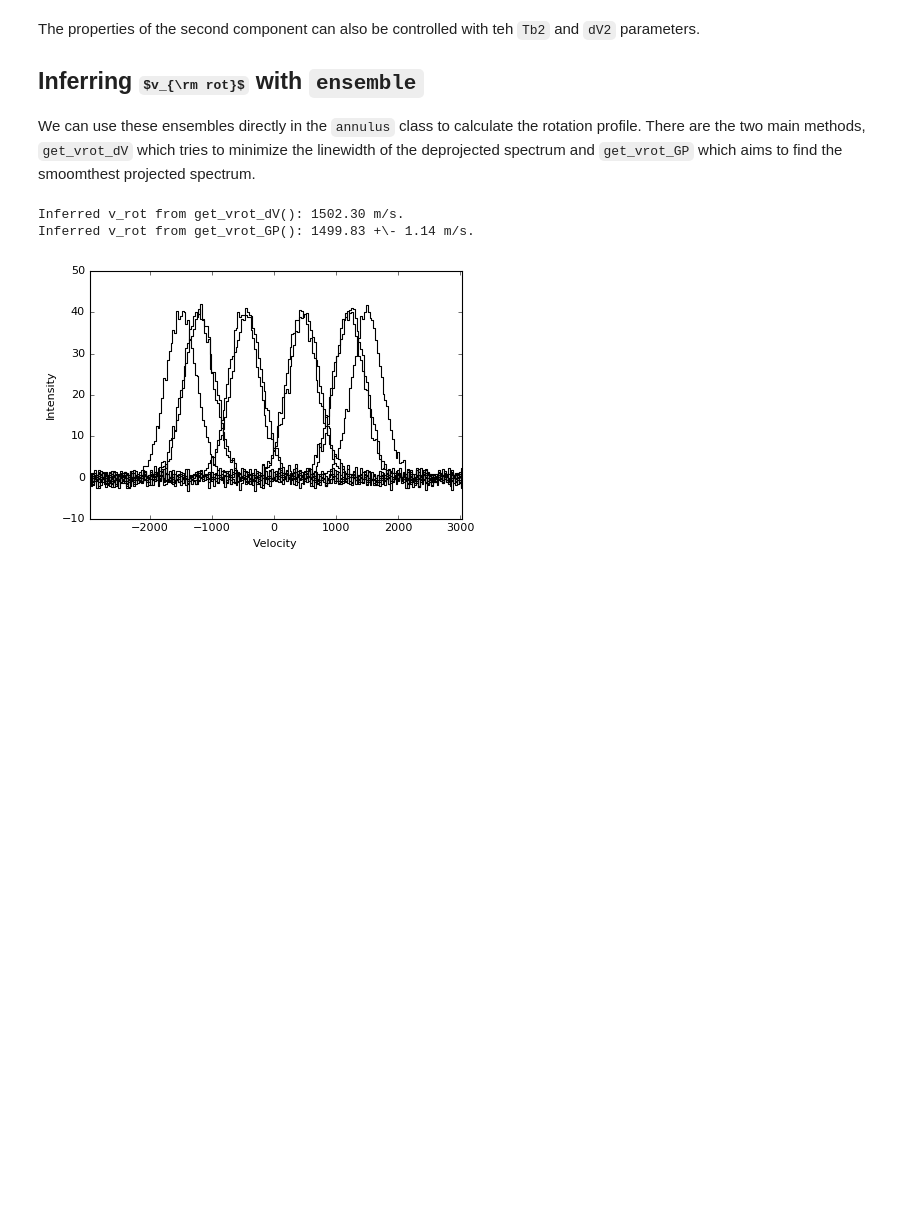
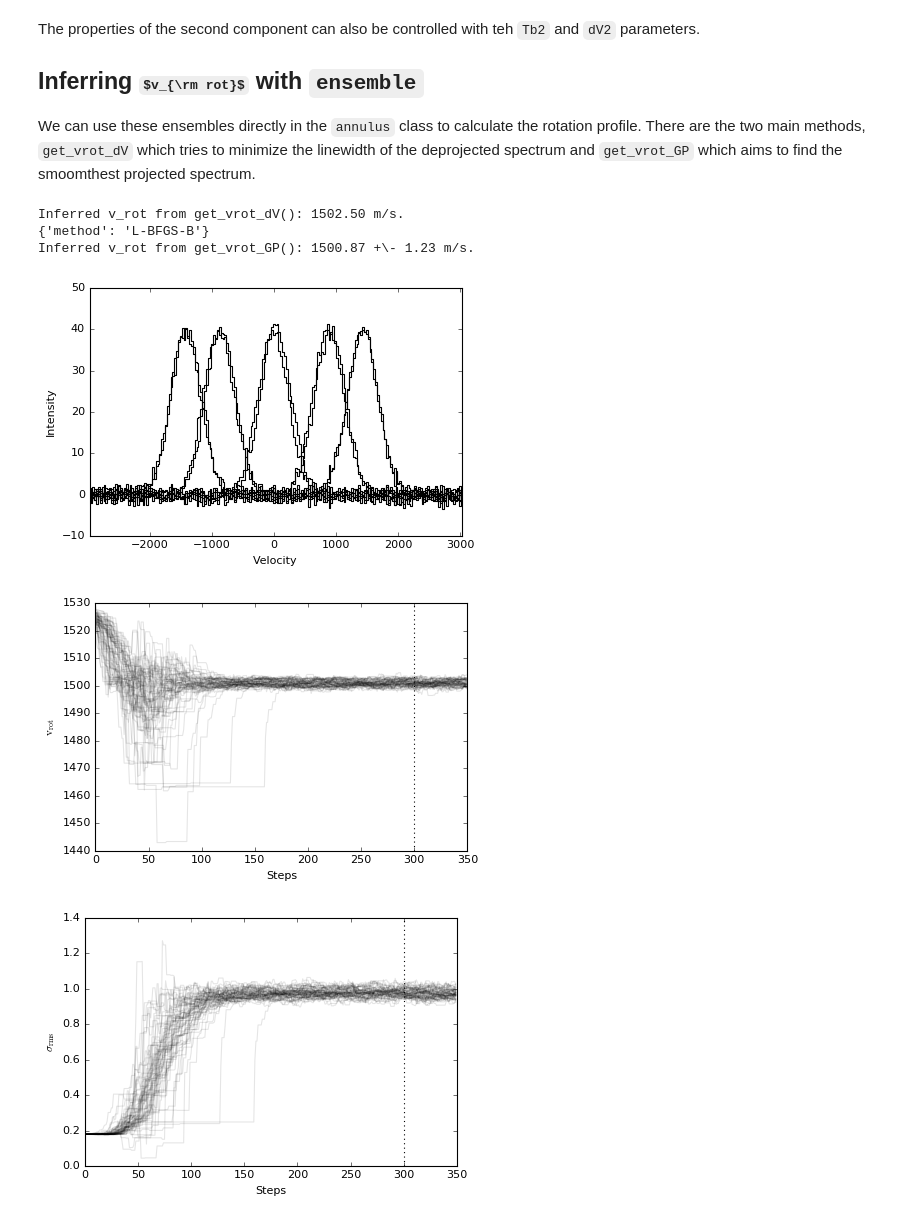
Before and after one commit to richteague/eddy, a Jupyter notebook: Examples/Using eddy.ipynb, the cells around one changed output. Cells and saved outputs as stored; diff of their text form; code cells hidden in the pictures; some formulas as TeX source; blank space fills up the shorter version.

```diff
--- a/Examples/Using eddy.ipynb
+++ b/Examples/Using eddy.ipynb
@@ -84,24 +84,27 @@ We can use these ensembles directly in the `annulus` class to calculate the rota
 # %%
 import numpy as np
 from eddy.eddy import ensemble
 
 # Build the model spectra and create an ensemble instance.
 
 vrot = 1500.
 spectra, theta, velax = gaussian_ensemble(vrot=vrot)
 annulus = ensemble(spectra=spectra, theta=theta, velax=velax)
 
 # Find the rotation velocity by minimizing the linewidth:
 
-vrot_dV = annulus.get_vrot_dV()
+vrot_dV = annulus.get_vrot_dV(vref=vrot)
 print("Inferred v_rot from get_vrot_dV(): %.2f m/s." % vrot_dV)
 
 # Find the rotation velocity by finding the smoothest model.
 
-vrot_GP = annulus.get_vrot_GP()
+vrot_GP = annulus.get_vrot_GP(plot_walkers=True, plot_corner=True)
 vrot_GP = np.array([vrot_GP[1], vrot_GP[1] - vrot_GP[0], vrot_GP[2] - vrot_GP[1]])
 print("Inferred v_rot from get_vrot_GP(): %.2f +\- %.2f m/s." % (vrot_GP[0], np.average(vrot_GP[1:], axis=0)))
 # %% [output]
-Inferred v_rot from get_vrot_dV(): 1502.30 m/s.
-Inferred v_rot from get_vrot_GP(): 1499.83 +\- 1.14 m/s.
+Inferred v_rot from get_vrot_dV(): 1502.50 m/s.
+{'method': 'L-BFGS-B'}
+Inferred v_rot from get_vrot_GP(): 1500.87 +\- 1.23 m/s.
-[figure, old version]
+[figure, new version]
+[figure, added]
+[figure, added]
```
Also changed, not shown: parts of 12 cells of this notebook, 6 other files.
